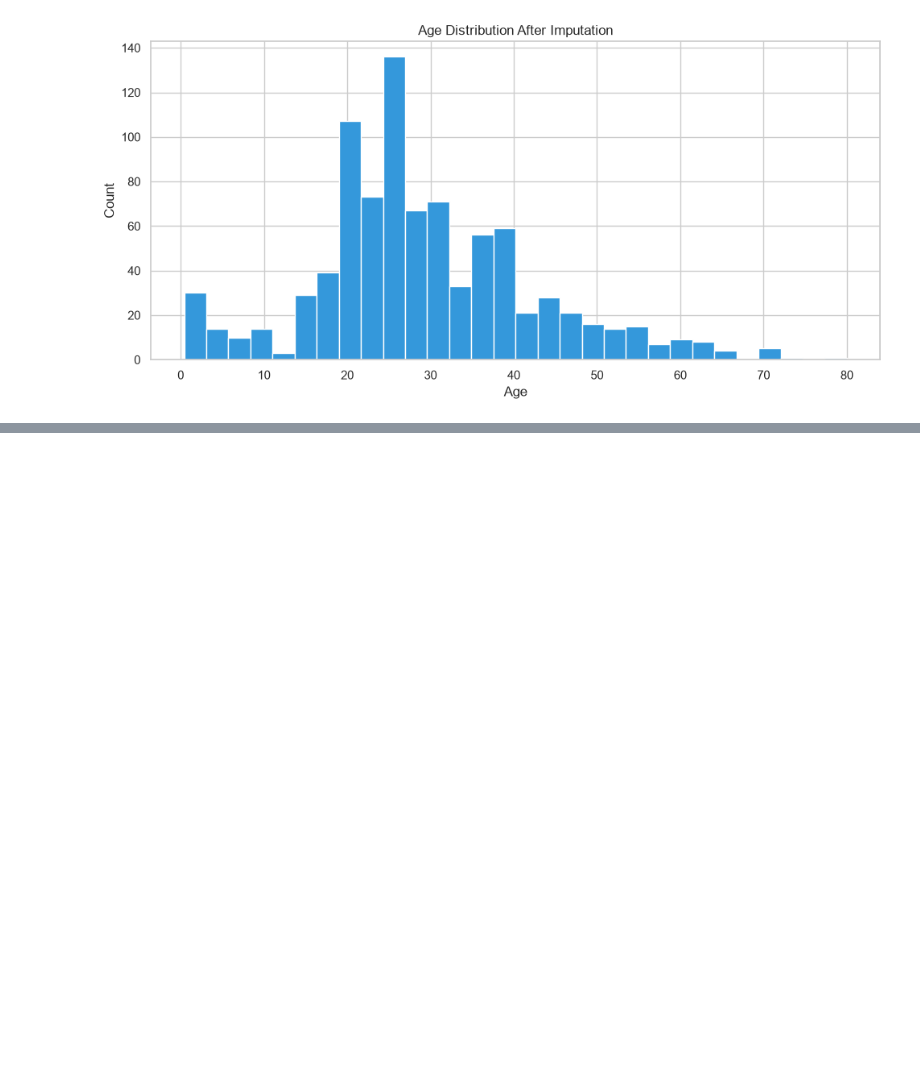
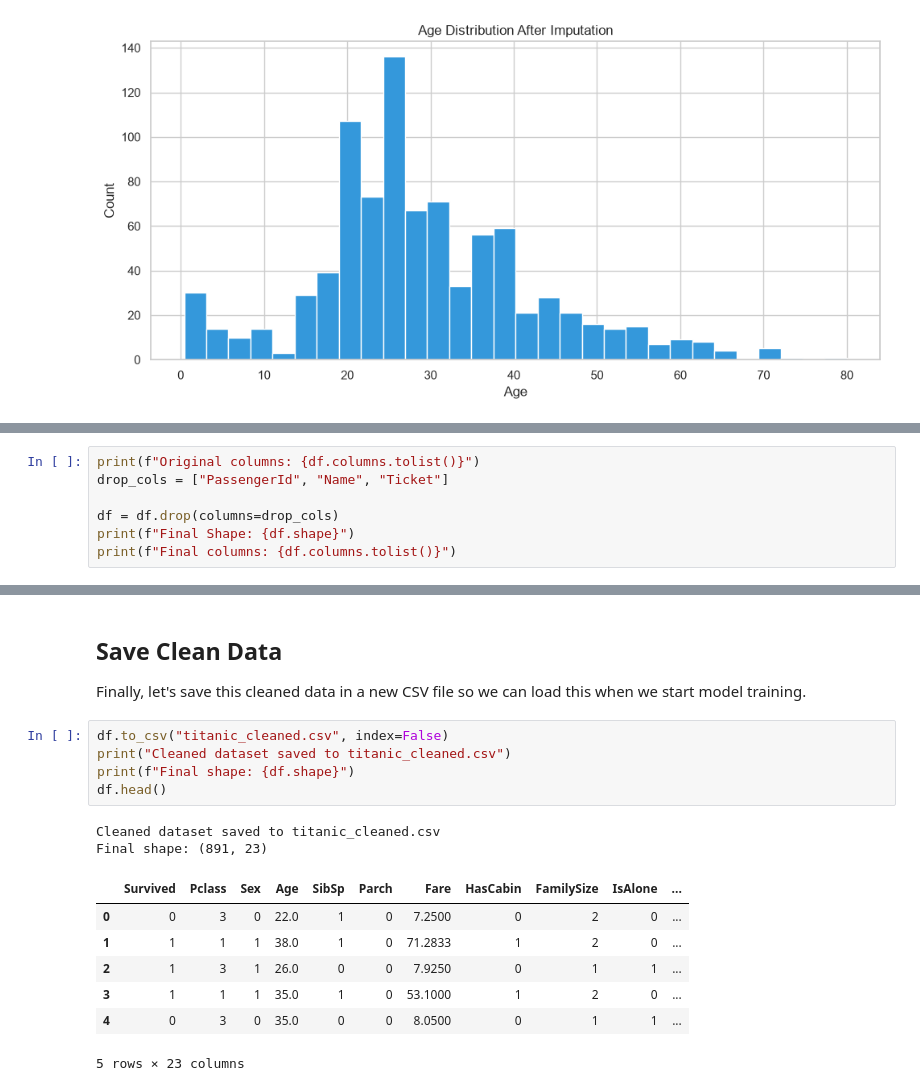
Before and after one commit to AlexZXu/data-science-learning, a Jupyter notebook: titanic/titanic2.ipynb, the cells around one changed output, grey strips where cells are left out. Drawn from its saved outputs; the diff is of its cells as text; blank space fills up the shorter version.

Commit message:
titanic-part-2-data-cleaning-complete

```diff
--- a/titanic/titanic2.ipynb
+++ b/titanic/titanic2.ipynb
@@ -117,0 +306,7 @@ We have dealt with Cabin and Age, so all there is to deal with now is the Embark
+# %%
+print(f"Original columns: {df.columns.tolist()}")
+drop_cols = ["PassengerId", "Name", "Ticket"]
+
+df = df.drop(columns=drop_cols)
+print(f"Final Shape: {df.shape}")
+print(f"Final columns: {df.columns.tolist()}")
@@ -117,0 +342,19 @@ We have dealt with Cabin and Age, so all there is to deal with now is the Embark
+# %% [markdown]
+## Save Clean Data
+
+Finally, let's save this cleaned data in a new CSV file so we can load this when we start model training.
+# %%
+df.to_csv("titanic_cleaned.csv", index=False)
+print("Cleaned dataset saved to titanic_cleaned.csv")
+print(f"Final shape: {df.shape}")
+df.head()
+# %% [output]
+Cleaned dataset saved to titanic_cleaned.csv
+Final shape: (891, 23)
+|  | Survived | Pclass | Sex | Age | SibSp | Parch | Fare | HasCabin | FamilySize | IsAlone | ... |
+| 0 | 0 | 3 | 0 | 22.0 | 1 | 0 | 7.2500 | 0 | 2 | 0 | ... |
+| 1 | 1 | 1 | 1 | 38.0 | 1 | 0 | 71.2833 | 1 | 2 | 0 | ... |
+| 2 | 1 | 3 | 1 | 26.0 | 0 | 0 | 7.9250 | 0 | 1 | 1 | ... |
+| 3 | 1 | 1 | 1 | 35.0 | 1 | 0 | 53.1000 | 1 | 2 | 0 | ... |
+| 4 | 0 | 3 | 0 | 35.0 | 0 | 0 | 8.0500 | 0 | 1 | 1 | ... |
+5 rows × 23 columns
```
Also changed, not shown: parts of 28 cells of this notebook, 2 other files.
